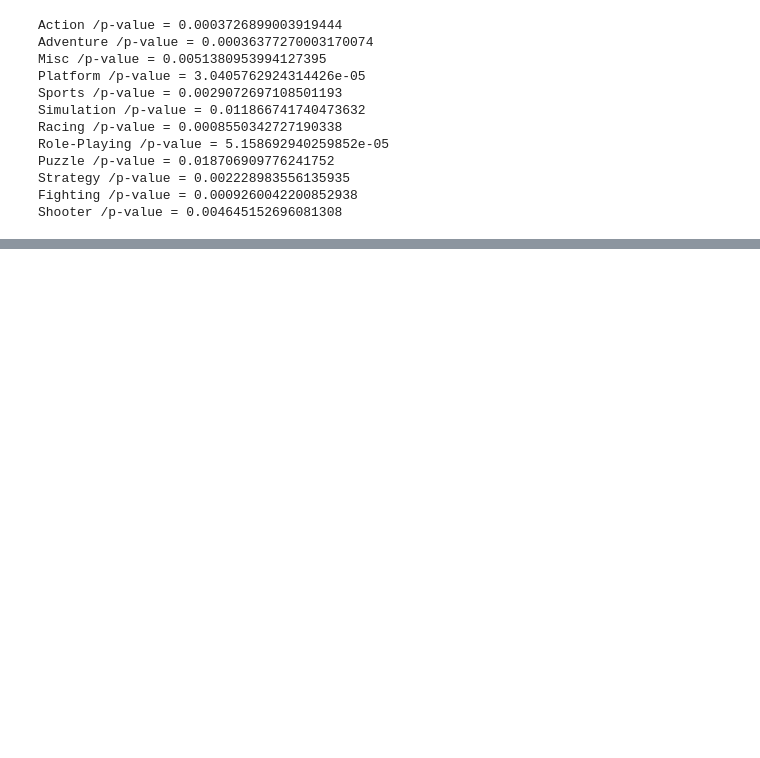
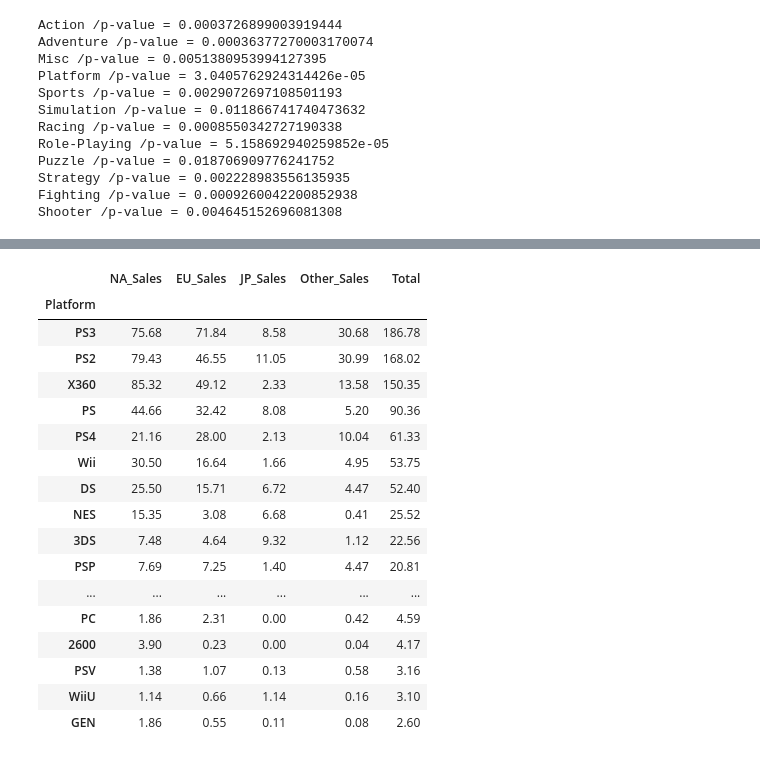
Before and after one commit to bong7233/AI_Project_1, a Jupyter notebook: AI_03_이상봉_Section1.ipynb, the cells around one changed output, grey strips where cells are left out. Cells and saved outputs as stored; diff of their text form; code cells hidden in the pictures; blank space fills up the shorter version.

```diff
--- a/AI_03_이상봉_Section1.ipynb
+++ b/AI_03_이상봉_Section1.ipynb
@@ -376,0 +467,6 @@ Shooter /p-value = 0.004645152696081308
+# %%
+# 판매량이 많은 게임들 중 액션장르만 포함하는 데이터를 다시 확인해보자
+# 액션장르가 잘팔리는 플랫폼, 지역을 찾아서 선택하자
+
+df_action = df_total[df_total['Genre']=='Action']
+df_action.head()
@@ -376,0 +480,28 @@ Shooter /p-value = 0.004645152696081308
+# %%
+# 플랫폼과 지역별 판매량, 총판매량
+df_action_drop = df_action.drop(['Year','Genre'],axis=1)
+
+df_action_total = df_action.groupby('Platform').sum()
+df_action_total.sort_values(by=['Total'],ascending=False)
+
+# 액션게임이 제일잘팔리는 플랫폼은 PS3,PS2,X360 정도다
+# 그리고 이 판매량중 북미의 판매량이 가장 많았다
+# %% [output]
+|  | NA_Sales | EU_Sales | JP_Sales | Other_Sales | Total |
+| Platform |  |  |  |  |  |
+| PS3 | 75.68 | 71.84 | 8.58 | 30.68 | 186.78 |
+| PS2 | 79.43 | 46.55 | 11.05 | 30.99 | 168.02 |
+| X360 | 85.32 | 49.12 | 2.33 | 13.58 | 150.35 |
+| PS | 44.66 | 32.42 | 8.08 | 5.20 | 90.36 |
+| PS4 | 21.16 | 28.00 | 2.13 | 10.04 | 61.33 |
+| Wii | 30.50 | 16.64 | 1.66 | 4.95 | 53.75 |
+| DS | 25.50 | 15.71 | 6.72 | 4.47 | 52.40 |
+| NES | 15.35 | 3.08 | 6.68 | 0.41 | 25.52 |
+| 3DS | 7.48 | 4.64 | 9.32 | 1.12 | 22.56 |
+| PSP | 7.69 | 7.25 | 1.40 | 4.47 | 20.81 |
+| ... | ... | ... | ... | ... | ... |
+| PC | 1.86 | 2.31 | 0.00 | 0.42 | 4.59 |
+| 2600 | 3.90 | 0.23 | 0.00 | 0.04 | 4.17 |
+| PSV | 1.38 | 1.07 | 0.13 | 0.58 | 3.16 |
+| WiiU | 1.14 | 0.66 | 1.14 | 0.16 | 3.10 |
+| GEN | 1.86 | 0.55 | 0.11 | 0.08 | 2.60 |
```
Also changed, not shown: parts of 25 cells of this notebook.
